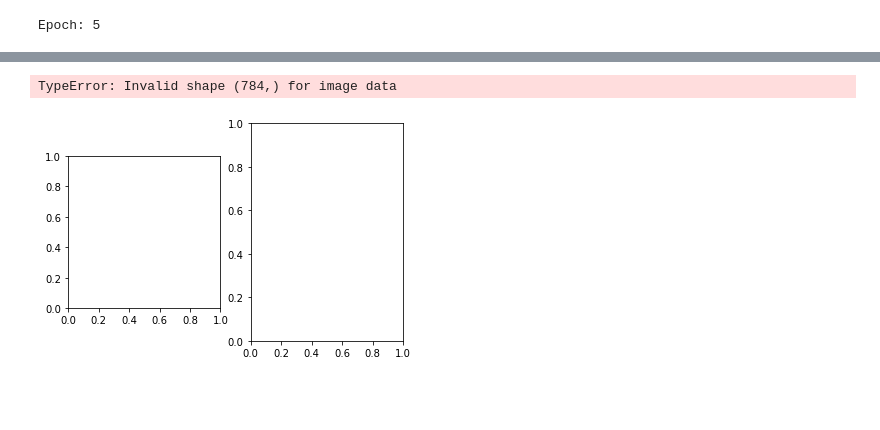
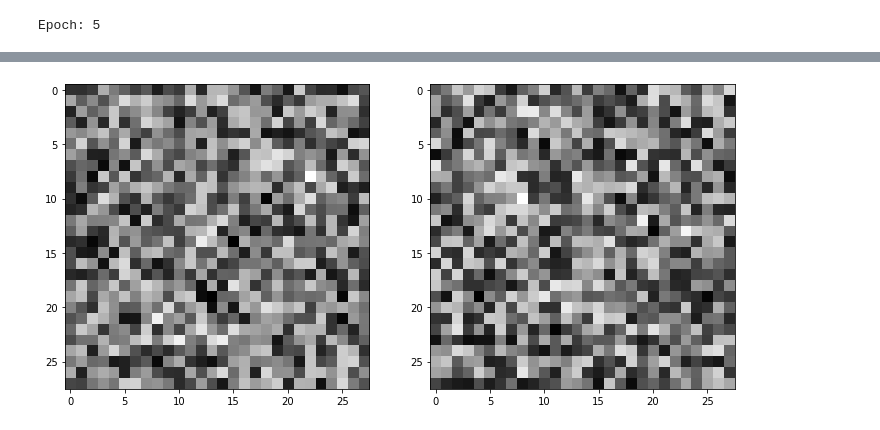
Before and after one commit to baolong281/coursera-intro-to-machine-learning-duke-university, a Jupyter notebook: Week 2/2B_MultiLayer_Perceptron_Assignment.ipynb, the cells around one changed output, grey strips where cells are left out. Cells and saved outputs as stored; diff of their text form; code cells hidden in the pictures; blank space fills up the shorter version.

```diff
--- a/Week 2/2B_MultiLayer_Perceptron_Assignment.ipynb
+++ b/Week 2/2B_MultiLayer_Perceptron_Assignment.ipynb
@@ -119,13 +119,12 @@ for i, matrix in enumerate(val):
 # %%
 layers = [model.state_dict()['layer1.weight'][0], model.state_dict()['layer1.weight'][1]]
-map(lambda x: x.view(28, 28), layers)
-
-layers[0].shape
+layers = list(map(lambda x: x.view(28, 28), layers))
+layers = list(map(lambda x: F.normalize(x), layers))
 
 fig, ax = plt.subplots(nrows=1, ncols=2)
+fig.set_size_inches(12, 12)
 
-#for i, img in enumerate(layers):
-	#ax[i].imshow(img, cmap='gray')
+for i, img in enumerate(layers):
+	ax[i].imshow(img, cmap='gray')
 # %% [output]
-TypeError: Invalid shape (784,) for image data
-[figure, old version]
+[figure, new version]
```
Also changed, not shown: parts of 2 cells of this notebook.
